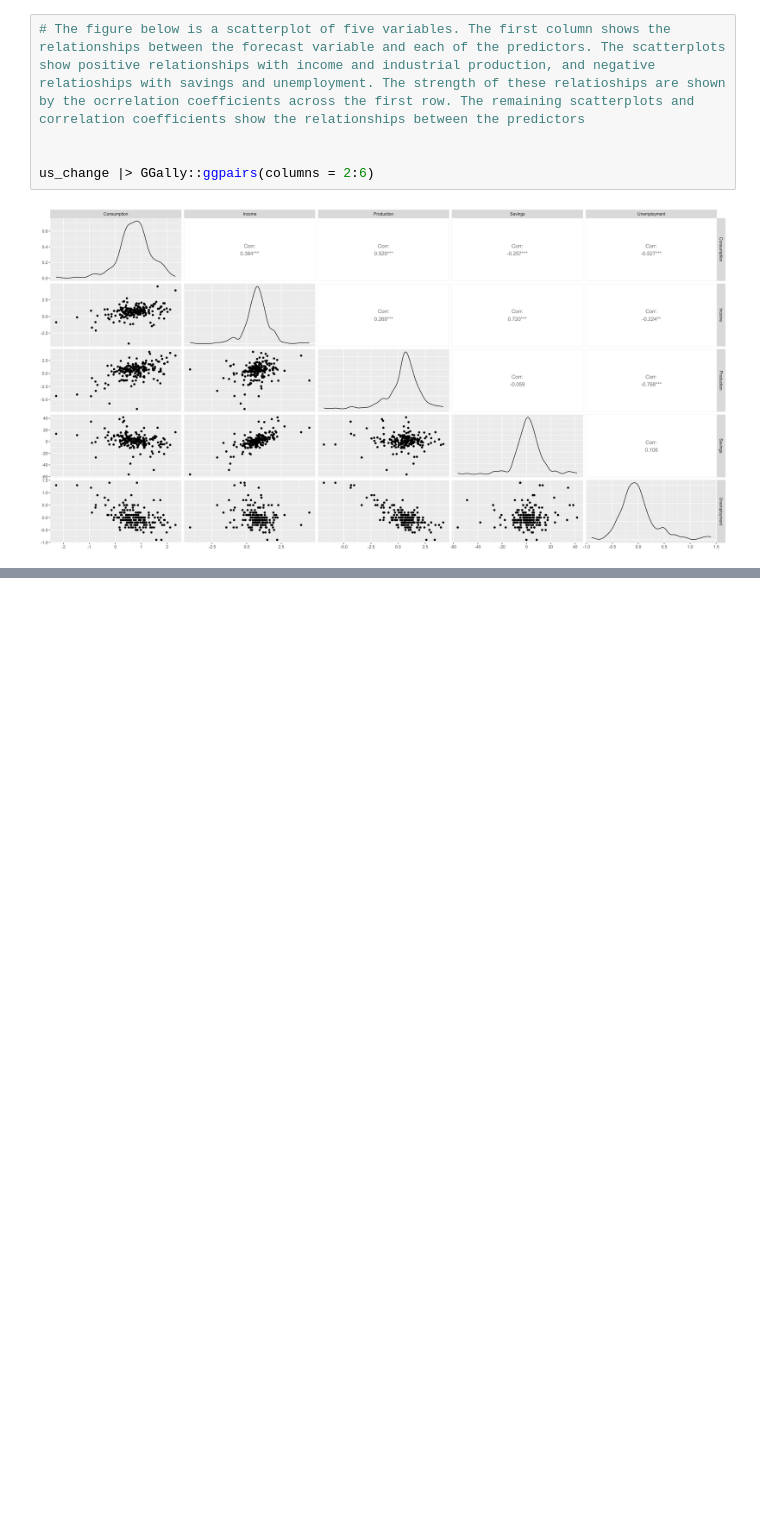
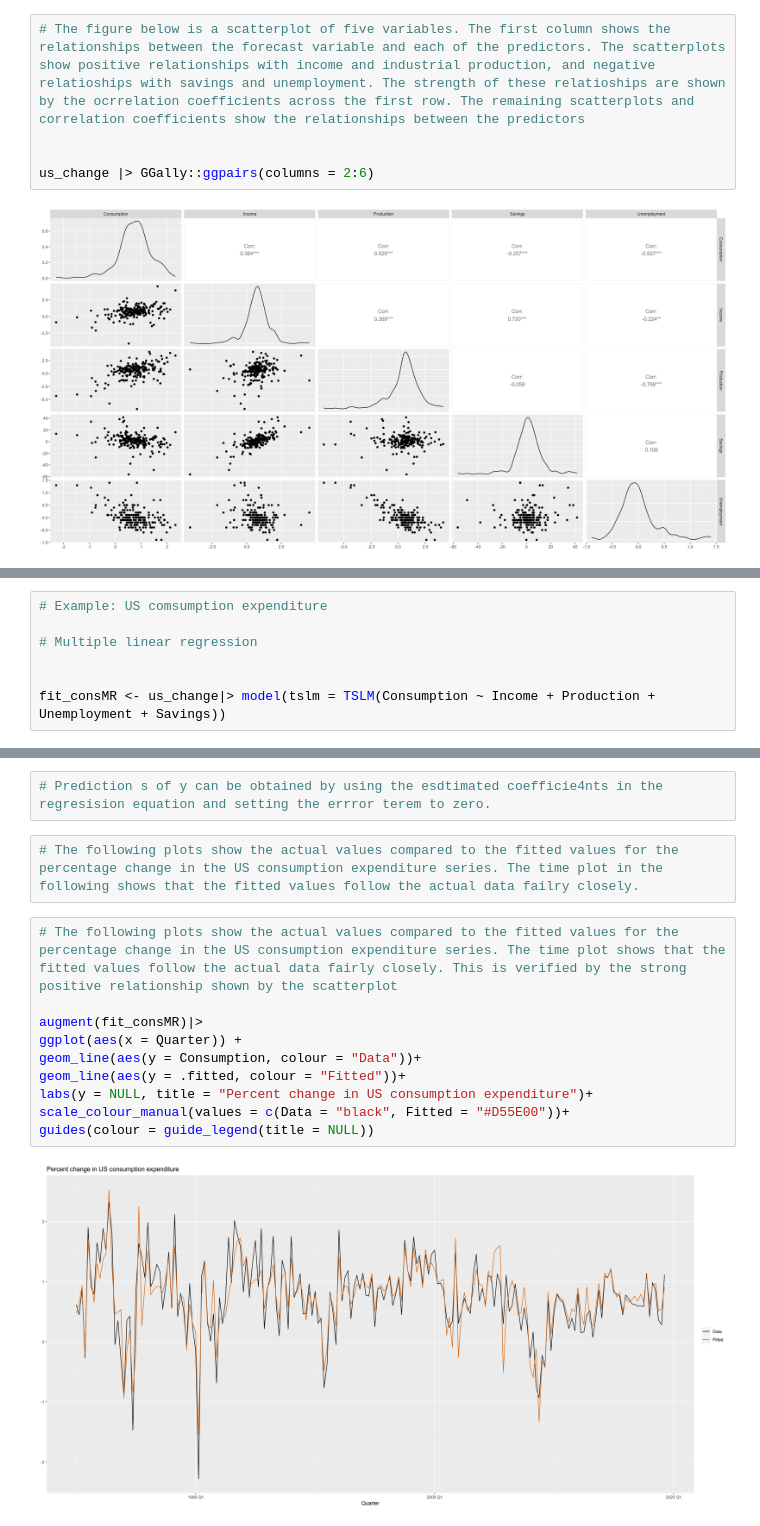
Before and after one commit to ARKA1112/Time_Series_R, a Jupyter notebook: OTEXTS_7.ipynb, the cells around one changed output, grey strips where cells are left out. Saved outputs shown, nothing was run; the diff lists cells and outputs as text; blank space fills up the shorter version.

```diff
--- a/OTEXTS_7.ipynb
+++ b/OTEXTS_7.ipynb
@@ -101,0 +104,7 @@ us_change |> GGally::ggpairs(columns = 2:6)
+# %%
+# Example: US comsumption expenditure
+
+# Multiple linear regression
+
+
+fit_consMR <- us_change|> model(tslm = TSLM(Consumption ~ Income + Production + Unemployment + Savings))
@@ -101,0 +141,16 @@ us_change |> GGally::ggpairs(columns = 2:6)
+# %%
+# Prediction s of y can be obtained by using the esdtimated coefficie4nts in the regresision equation and setting the errror terem to zero.
+# %%
+# The following plots show the actual values compared to the fitted values for the percentage change in the US consumption expenditure series. The time plot in the following shows that the fitted values follow the actual data failry closely.
+# %%
+# The following plots show the actual values compared to the fitted values for the percentage change in the US consumption expenditure series. The time plot shows that the fitted values follow the actual data fairly closely. This is verified by the strong positive relationship shown by the scatterplot
+
+augment(fit_consMR)|>
+ggplot(aes(x = Quarter)) +
+geom_line(aes(y = Consumption, colour = "Data"))+
+geom_line(aes(y = .fitted, colour = "Fitted"))+
+labs(y = NULL, title = "Percent change in US consumption expenditure")+
+scale_colour_manual(values = c(Data = "black", Fitted = "#D55E00"))+
+guides(colour = guide_legend(title = NULL))
+# %% [output]
+[figure, added]
```
Also changed, not shown: parts of 15 cells of this notebook.
